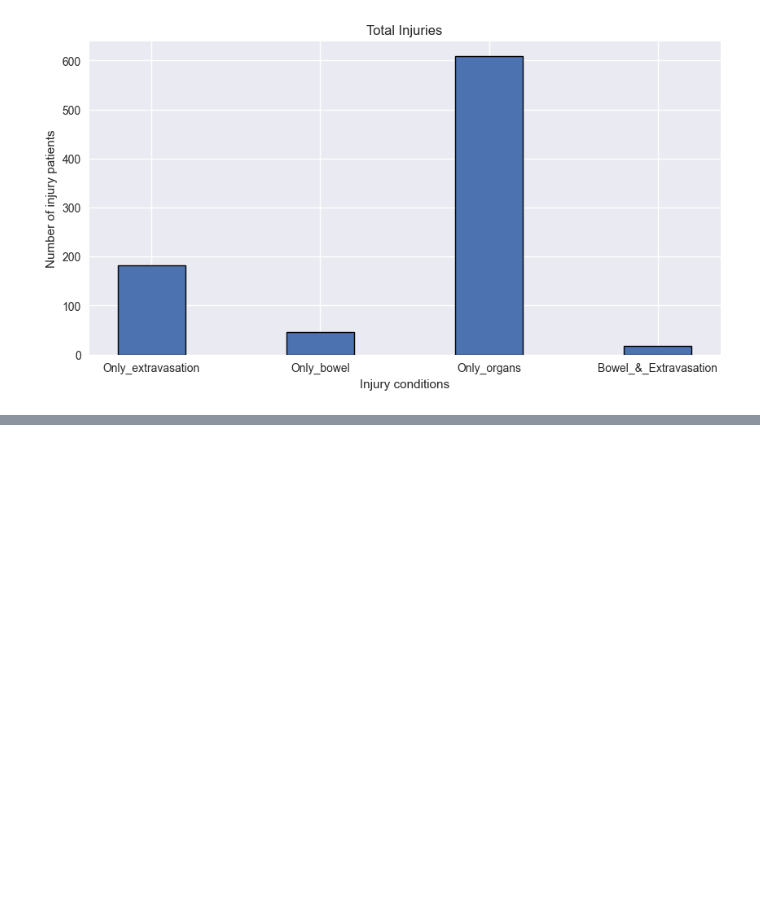
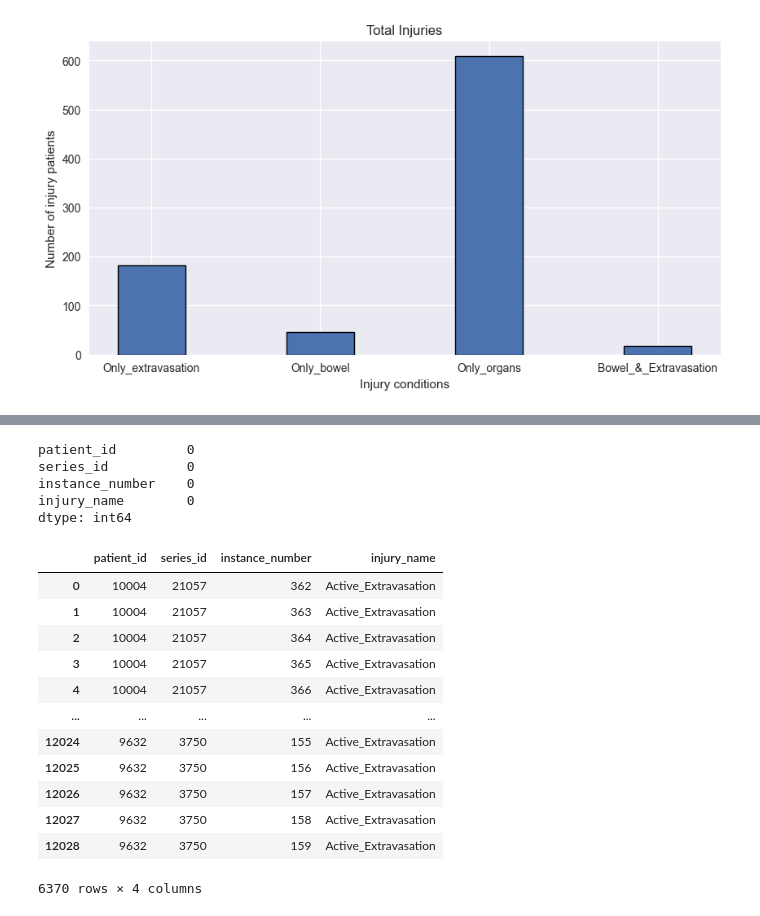
Before and after one commit to PedroAMtz/RSNA_Abdominal_Trauma, a Jupyter notebook: EDA/RSNA_EDA_V2.ipynb, the cells around one changed output, grey strips where cells are left out. Cells and saved outputs as stored; diff of their text form; code cells hidden in the pictures; blank space fills up the shorter version.

```diff
--- a/EDA/RSNA_EDA_V2.ipynb
+++ b/EDA/RSNA_EDA_V2.ipynb
@@ -272,0 +275,3 @@ plt.show()
+# %%
+data_labels = pd.read_csv("image_level_labels.csv")
+data_labels.head()
@@ -272,0 +299,24 @@ plt.show()
+# %%
+data_labels.isnull().sum()
+# %% [output]
+patient_id         0
+series_id          0
+instance_number    0
+injury_name        0
+dtype: int64
+# %%
+data_labels.loc[data_labels["injury_name"] == "Active_Extravasation"]
+# %% [output]
+|  | patient_id | series_id | instance_number | injury_name |
+| 0 | 10004 | 21057 | 362 | Active_Extravasation |
+| 1 | 10004 | 21057 | 363 | Active_Extravasation |
+| 2 | 10004 | 21057 | 364 | Active_Extravasation |
+| 3 | 10004 | 21057 | 365 | Active_Extravasation |
+| 4 | 10004 | 21057 | 366 | Active_Extravasation |
+| ... | ... | ... | ... | ... |
+| 12024 | 9632 | 3750 | 155 | Active_Extravasation |
+| 12025 | 9632 | 3750 | 156 | Active_Extravasation |
+| 12026 | 9632 | 3750 | 157 | Active_Extravasation |
+| 12027 | 9632 | 3750 | 158 | Active_Extravasation |
+| 12028 | 9632 | 3750 | 159 | Active_Extravasation |
+6370 rows × 4 columns
```
Also changed, not shown: parts of 11 cells of this notebook.
